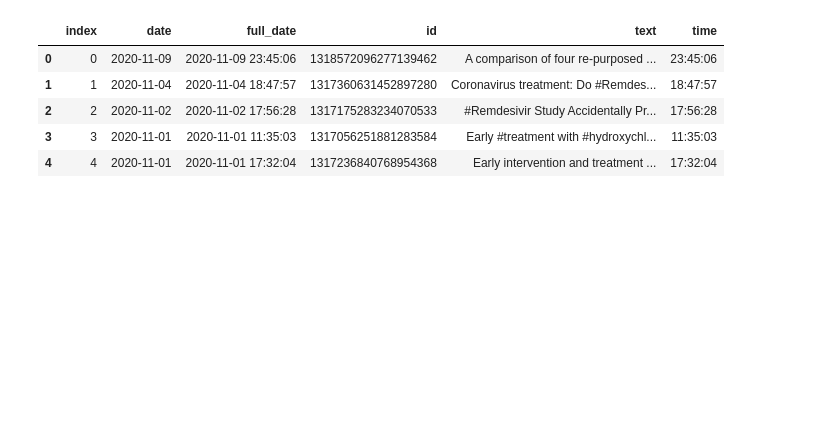
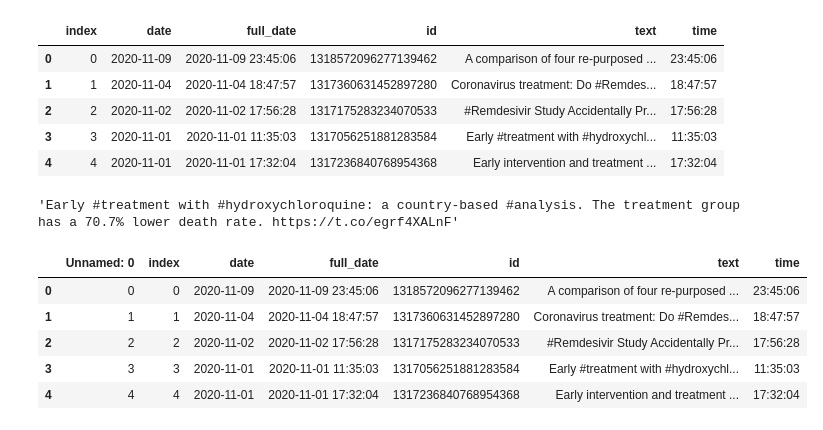
Before and after one commit to harvey-cash/covid-rumours, a Jupyter notebook: Rumour Analysis.ipynb, the cells around one changed output. Saved outputs shown, nothing was run; the diff lists cells and outputs as text; code cells hidden in the pictures; blank space fills up the shorter version.

```diff
--- a/Rumour Analysis.ipynb
+++ b/Rumour Analysis.ipynb
@@ -162,4 +189,8 @@ df.head()
 | 2 | 2 | 2020-11-02 | 2020-11-02 17:56:28 | 1317175283234070533 | #Remdesivir Study Accidentally Pr... | 17:56:28 |
 | 3 | 3 | 2020-11-01 | 2020-11-01 11:35:03 | 1317056251881283584 | Early #treatment with #hydroxychl... | 11:35:03 |
 | 4 | 4 | 2020-11-01 | 2020-11-01 17:32:04 | 1317236840768954368 | Early intervention and treatment ... | 17:32:04 |
+# %%
+df.iloc[3]['text']
+# %% [output]
+'Early #treatment with #hydroxychloroquine: a country-based #analysis. The treatment group has a 70.7% lower death rate. https://t.co/egrf4XALnF'
 # %%
@@ -167,3 +198,14 @@ df.to_csv('5000 hydro tweets.csv')
+# %%
+import pandas as pd
+df = pd.read_csv('9999 hydro tweets.csv', encoding='ISO-8859-1')
+df.head()
+# %% [output]
+|  | Unnamed: 0 | index | date | full_date | id | text | time |
+| 0 | 0 | 0 | 2020-11-09 | 2020-11-09 23:45:06 | 1318572096277139462 | A comparison of four re-purposed ... | 23:45:06 |
+| 1 | 1 | 1 | 2020-11-04 | 2020-11-04 18:47:57 | 1317360631452897280 | Coronavirus treatment: Do #Remdes... | 18:47:57 |
+| 2 | 2 | 2 | 2020-11-02 | 2020-11-02 17:56:28 | 1317175283234070533 | #Remdesivir Study Accidentally Pr... | 17:56:28 |
+| 3 | 3 | 3 | 2020-11-01 | 2020-11-01 11:35:03 | 1317056251881283584 | Early #treatment with #hydroxychl... | 11:35:03 |
+| 4 | 4 | 4 | 2020-11-01 | 2020-11-01 17:32:04 | 1317236840768954368 | Early intervention and treatment ... | 17:32:04 |
 # %%
 from matplotlib import pyplot as plt
 import numpy as np
```
Also changed, not shown: parts of 11 cells of this notebook, 4 other files.
